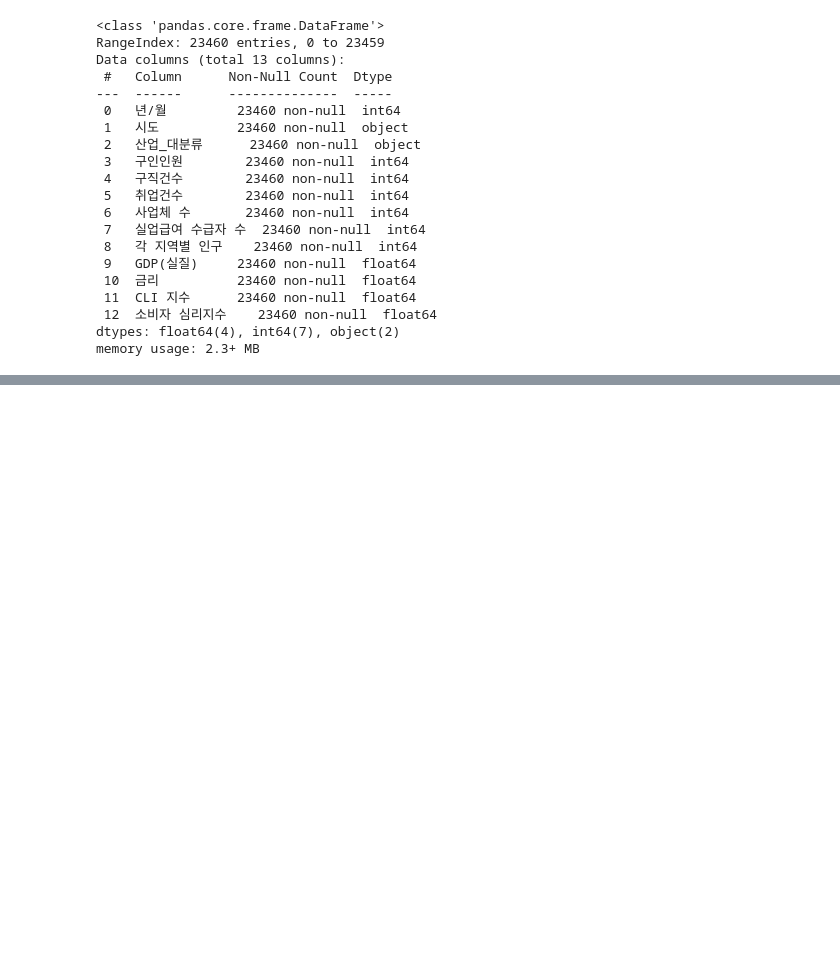
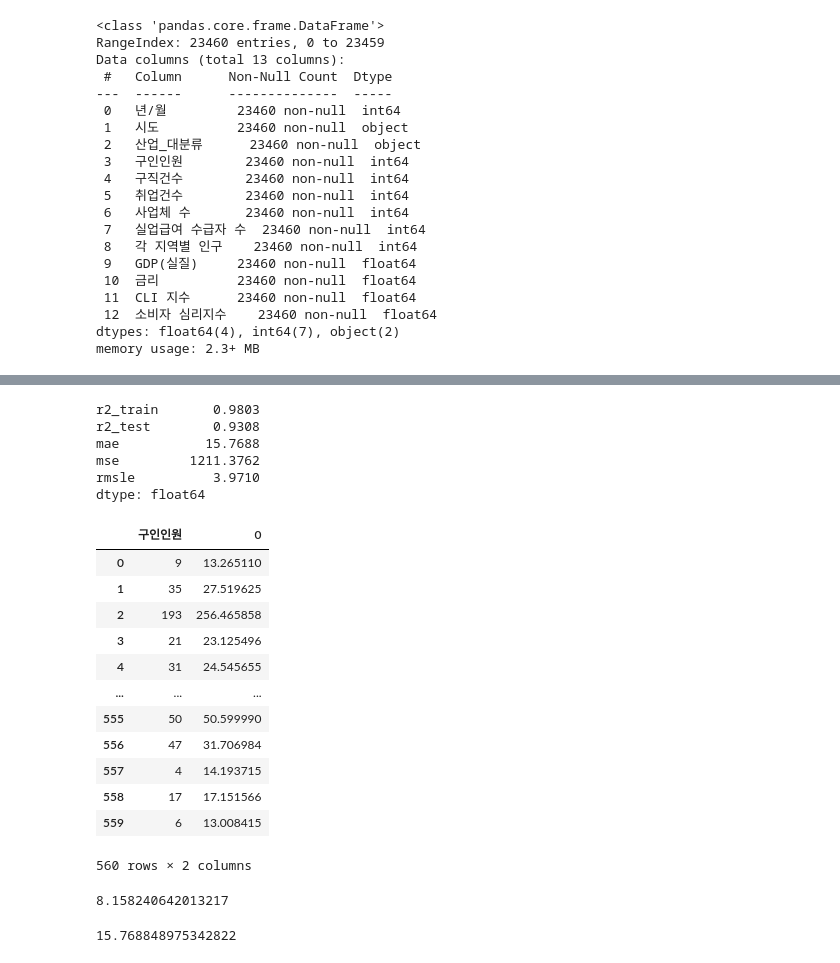
Before and after one commit to gchin97/multi_finalproject, a Jupyter notebook: 채용인원예측.ipynb, the cells around one changed output, grey strips where cells are left out. Cells and saved outputs as stored; diff of their text form; code cells hidden in the pictures; blank space fills up the shorter version.

```diff
--- a/채용인원예측.ipynb
+++ b/채용인원예측.ipynb
@@ -254,0 +348,22 @@ model3_5    0.9048   0.9190  0.0142  0.7189
+# %%
+# target 데이터인 '구인인원' 제외
+# '구직건수'의 경우 모든 값이 0 -> 제외
+# '년/월'의 경우 영향x -> 제외
+# '정보통신업'만 있으므로 산업 대분류는 제외
+X = df_it[['시도', '취업건수', '사업체 수', '실업급여 수급자 수',
+       '각 지역별 인구', 'GDP(실질)', '금리', 'CLI 지수', '소비자 심리지수']]
+
+# 타겟 데이터
+Y = df_it[['구인인원']]
+# %%
+# test 데이터셋
+# '시도' -> 원핫인코딩 실시
+
+ct = ColumnTransformer(transformers=[('encoder', OneHotEncoder(), [0])], remainder='passthrough')
+X = np.array(ct.fit_transform(X))
+
+# 정규화 실시(값 범위 0~1)
+scaler = MinMaxScaler()
+X_scale = scaler.fit_transform(X)
+
+X_scale
@@ -254,0 +384,5 @@ model3_5    0.9048   0.9190  0.0142  0.7189
+# %%
+x_train, x_test, y_train, y_test = train_test_split(X_scale, Y,
+                                                    test_size = 0.3,
+                                                    random_state = 1)
+print([x.shape for x in [x_train, x_test, y_train, y_test]])
@@ -254,0 +407,32 @@ model3_5    0.9048   0.9190  0.0142  0.7189
+# %%
+# 2번쨰로 성능이 좋은 랜덤포레스트 확인
+model3 = RandomForestRegressor(300, max_depth = 7, random_state=0).fit(x_train, y_train)
+get_scores_f(model3, x_train, x_test, y_train, y_test)
+# %% [output]
+r2_train       0.9803
+r2_test        0.9308
+mae           15.7688
+mse         1211.3762
+rmsle          3.9710
+dtype: float64
+# %%
+pred = model3.predict(x_train)
+pred = pd.DataFrame(pred).reset_index(drop = True)
+y_train = y_train.reset_index(drop = True)
+# train 예측값
+train_pred = pd.concat([y_train, pred], axis = 1)
+train_pred
+# %% [output]
+|  | 구인인원 | 0 |
+| 0 | 9 | 13.265110 |
+| 1 | 35 | 27.519625 |
+| 2 | 193 | 256.465858 |
+| 3 | 21 | 23.125496 |
+| 4 | 31 | 24.545655 |
+| ... | ... | ... |
+| 555 | 50 | 50.599990 |
+| 556 | 47 | 31.706984 |
+| 557 | 4 | 14.193715 |
+| 558 | 17 | 17.151566 |
+| 559 | 6 | 13.008415 |
+560 rows × 2 columns
@@ -254,0 +441,15 @@ model3_5    0.9048   0.9190  0.0142  0.7189
+# %%
+train_pred['diff'].mean()
+# %% [output]
+8.158240642013217
+# %%
+pred = model3.predict(x_test)
+pred = pd.DataFrame(pred).reset_index(drop = True)
+y_test = y_test.reset_index(drop = True)
+# test 예측값
+test_pred = pd.concat([y_test, pred], axis = 1)
+
+test_pred['diff'] = abs(test_pred['구인인원'] - test_pred[0])
+test_pred['diff'].mean()
+# %% [output]
+15.768848975342822
```
Also changed, not shown: parts of 45 cells of this notebook.
